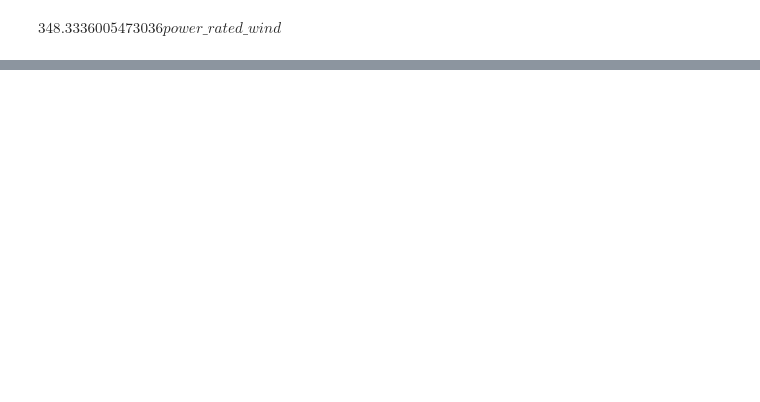
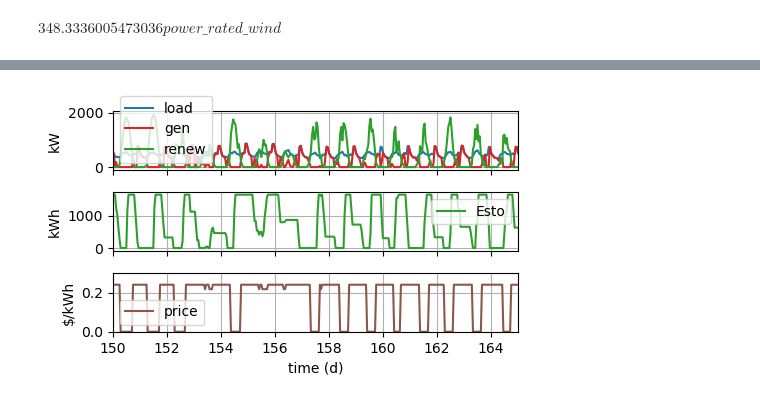
Before and after one commit to pierre-haessig/Microgrids.JuMP, a Jupyter notebook: Microgrid_optimization_JuMP.ipynb, the cells around one changed output, grey strips where cells are left out. Saved outputs shown, nothing was run; the diff lists cells and outputs as text; code cells hidden in the pictures; blank space fills up the shorter version.

```diff
--- a/Microgrid_optimization_JuMP.ipynb
+++ b/Microgrid_optimization_JuMP.ipynb
@@ -541,0 +416,10 @@ optim_mg
+# %%
+fig, (ax1, ax2, ax3) = plot_oper_traj(td, load, value.(Pgen),
+    value.(pv_potential+wind_potential),
+    value.(Esto),
+    dual.(balance)
+)
+ax1.set_xlim(150, 165);
+ax3.set_ylim(0, 0.3); # zoom on shadow price
+# %% [output]
+[figure, added]
```
Also changed, not shown: parts of 59 cells of this notebook.
